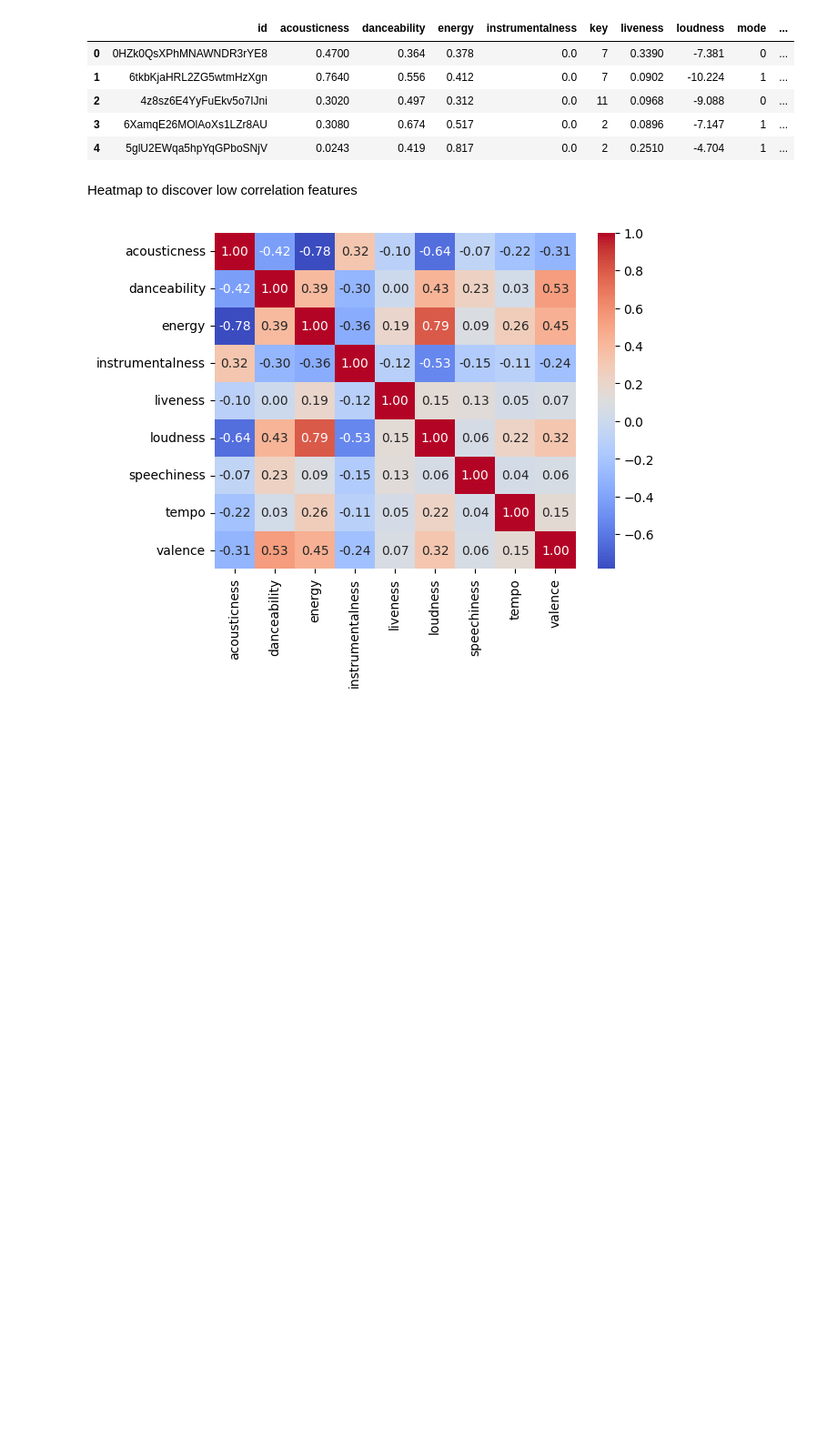
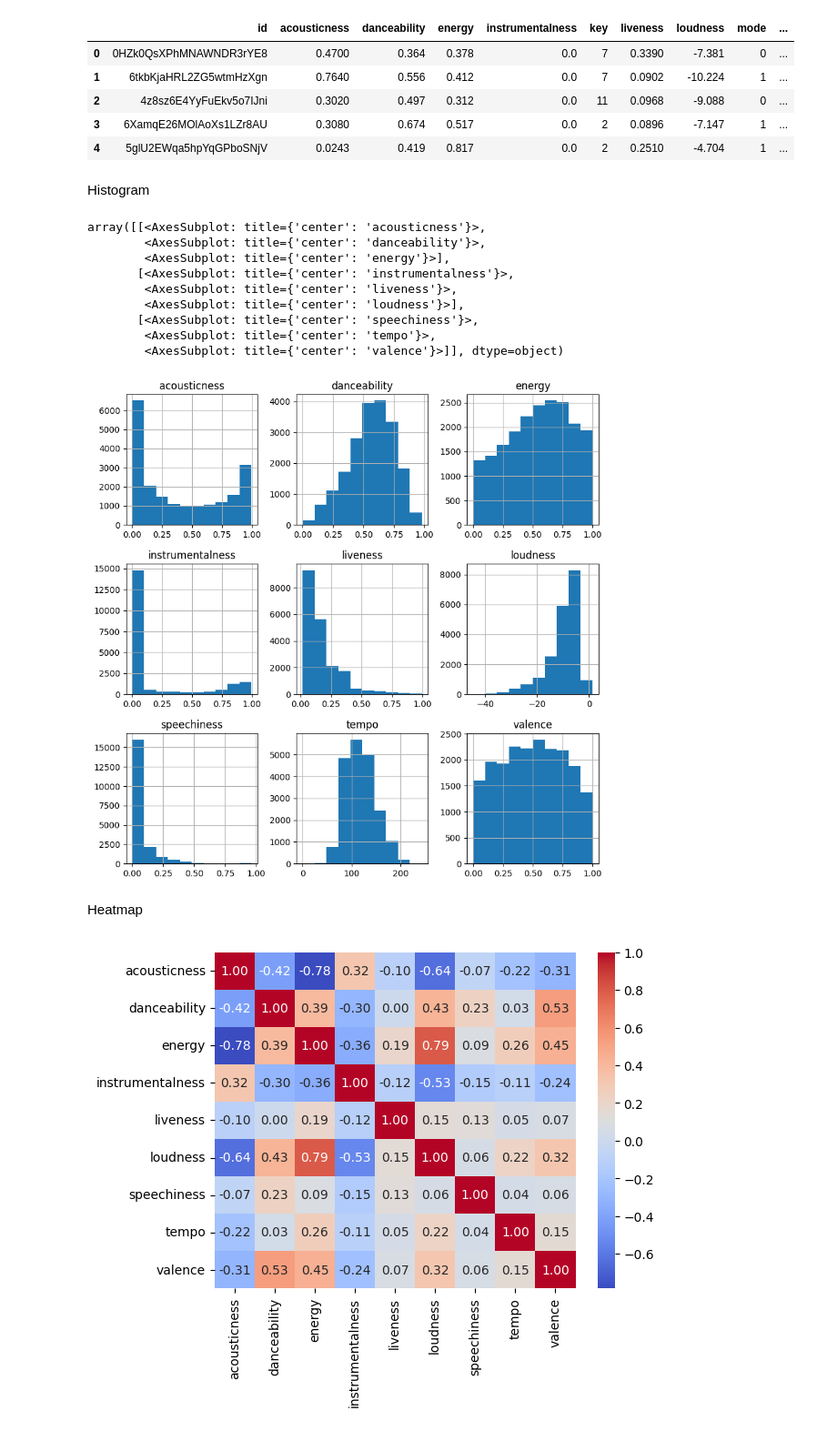
Before and after one commit to ninh-nd/spotify-rec, a Jupyter notebook: seed/data.ipynb, the cells around one changed output. Shown: that part at 91% size. Drawn from its saved outputs; the diff is of its cells as text; code cells hidden in the pictures; blank space fills up the shorter version.

```diff
--- a/seed/data.ipynb
+++ b/seed/data.ipynb
@@ -13,7 +13,23 @@ df.head()
 | 2 | 4z8sz6E4YyFuEkv5o7IJni | 0.3020 | 0.497 | 0.312 | 0.0 | 11 | 0.0968 | -9.088 | 0 | ... |
 | 3 | 6XamqE26MOlAoXs1LZr8AU | 0.3080 | 0.674 | 0.517 | 0.0 | 2 | 0.0896 | -7.147 | 1 | ... |
 | 4 | 5glU2EWqa5hpYqGPboSNjV | 0.0243 | 0.419 | 0.817 | 0.0 | 2 | 0.2510 | -4.704 | 1 | ... |
+# %% [markdown]
+Histogram
+# %%
+features = ['acousticness', 'danceability', 'energy', 'instrumentalness', 'liveness', 'loudness', 'speechiness', 'tempo', 'valence']
+df[features].hist(figsize=(10,10))
+# %% [output]
+array([[<AxesSubplot: title={'center': 'acousticness'}>,
+        <AxesSubplot: title={'center': 'danceability'}>,
+        <AxesSubplot: title={'center': 'energy'}>],
+       [<AxesSubplot: title={'center': 'instrumentalness'}>,
+        <AxesSubplot: title={'center': 'liveness'}>,
+        <AxesSubplot: title={'center': 'loudness'}>],
+       [<AxesSubplot: title={'center': 'speechiness'}>,
+        <AxesSubplot: title={'center': 'tempo'}>,
+        <AxesSubplot: title={'center': 'valence'}>]], dtype=object)
+[figure, added]
 # %% [markdown]
-Heatmap to discover low correlation features
+Heatmap
 # %%
 import seaborn as sns
```
Also changed, not shown: parts of 8 cells of this notebook.
